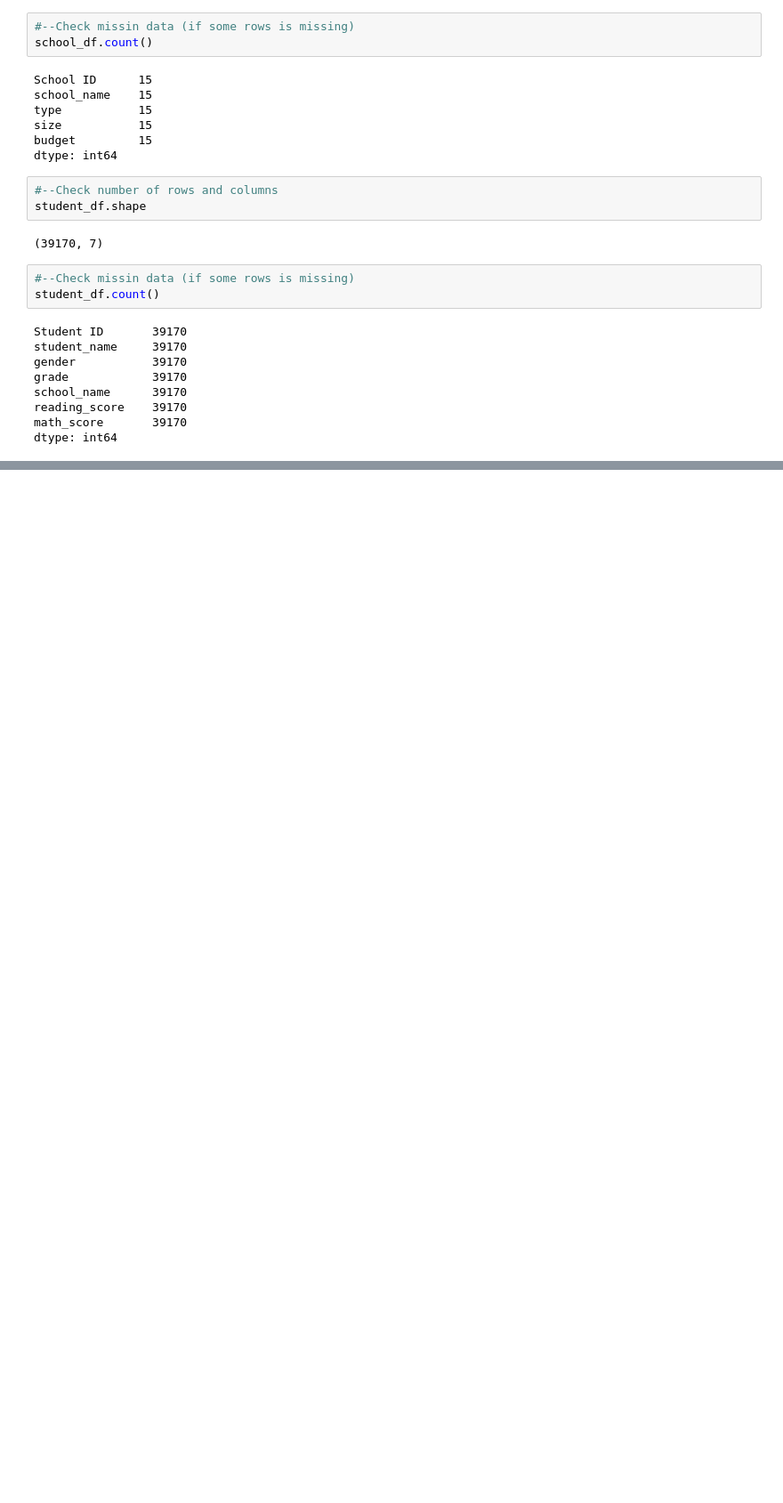
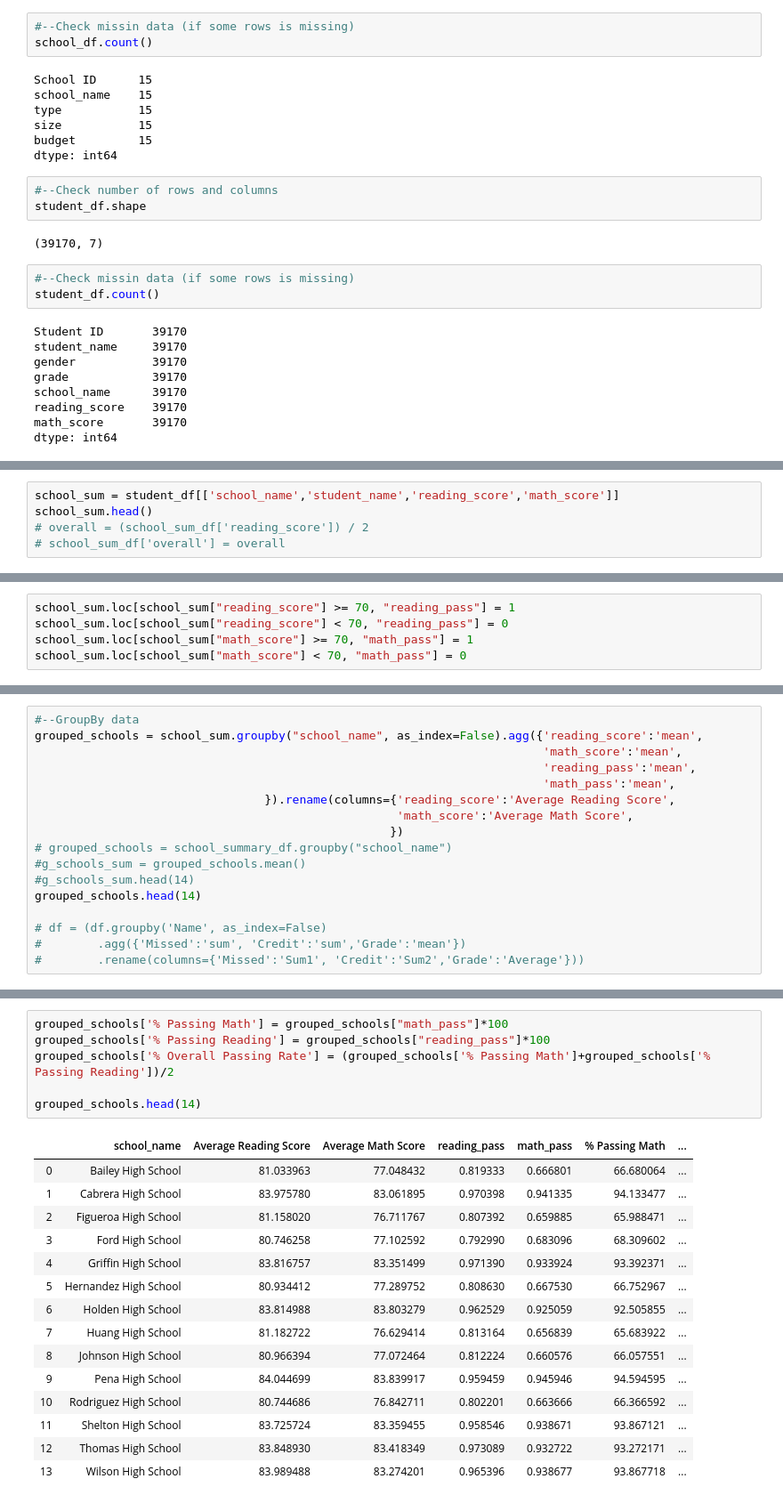
Before and after one commit to PanaratDuke/pandas-challenge, a Jupyter notebook: PyCitySchools.ipynb, the cells around one changed output, grey strips where cells are left out. Shown at 89% size. Cells and saved outputs as stored; diff of their text form; blank space fills up the shorter version.

Commit message:
Adding School Summary

```diff
--- a/PyCitySchools.ipynb
+++ b/PyCitySchools.ipynb
@@ -126,0 +179,5 @@ pd.DataFrame.from_dict(district_summary)
+# %%
+school_sum = student_df[['school_name','student_name','reading_score','math_score']]
+school_sum.head()
+# overall = (school_sum_df['reading_score']) / 2
+# school_sum_df['overall'] = overall
@@ -126,0 +191,5 @@ pd.DataFrame.from_dict(district_summary)
+# %%
+school_sum.loc[school_sum["reading_score"] >= 70, "reading_pass"] = 1
+school_sum.loc[school_sum["reading_score"] < 70, "reading_pass"] = 0
+school_sum.loc[school_sum["math_score"] >= 70, "math_pass"] = 1
+school_sum.loc[school_sum["math_score"] < 70, "math_pass"] = 0
@@ -126,0 +208,17 @@ pd.DataFrame.from_dict(district_summary)
+# %%
+#--GroupBy data
+grouped_schools = school_sum.groupby("school_name", as_index=False).agg({'reading_score':'mean',
+                                                                         'math_score':'mean',
+                                                                         'reading_pass':'mean',
+                                                                         'math_pass':'mean',
+                                 }).rename(columns={'reading_score':'Average Reading Score',
+                                                    'math_score':'Average Math Score',
+                                                   })
+# grouped_schools = school_summary_df.groupby("school_name")
+#g_schools_sum = grouped_schools.mean()
+#g_schools_sum.head(14)
+grouped_schools.head(14)
+
+# df = (df.groupby('Name', as_index=False)
+#        .agg({'Missed':'sum', 'Credit':'sum','Grade':'mean'})
+#        .rename(columns={'Missed':'Sum1', 'Credit':'Sum2','Grade':'Average'}))
@@ -126,0 +241,22 @@ pd.DataFrame.from_dict(district_summary)
+# %%
+grouped_schools['% Passing Math'] = grouped_schools["math_pass"]*100
+grouped_schools['% Passing Reading'] = grouped_schools["reading_pass"]*100
+grouped_schools['% Overall Passing Rate'] = (grouped_schools['% Passing Math']+grouped_schools['% Passing Reading'])/2
+
+grouped_schools.head(14)
+# %% [output]
+|  | school_name | Average Reading Score | Average Math Score | reading_pass | math_pass | % Passing Math | ... |
+| 0 | Bailey High School | 81.033963 | 77.048432 | 0.819333 | 0.666801 | 66.680064 | ... |
+| 1 | Cabrera High School | 83.975780 | 83.061895 | 0.970398 | 0.941335 | 94.133477 | ... |
+| 2 | Figueroa High School | 81.158020 | 76.711767 | 0.807392 | 0.659885 | 65.988471 | ... |
+| 3 | Ford High School | 80.746258 | 77.102592 | 0.792990 | 0.683096 | 68.309602 | ... |
+| 4 | Griffin High School | 83.816757 | 83.351499 | 0.971390 | 0.933924 | 93.392371 | ... |
+| 5 | Hernandez High School | 80.934412 | 77.289752 | 0.808630 | 0.667530 | 66.752967 | ... |
+| 6 | Holden High School | 83.814988 | 83.803279 | 0.962529 | 0.925059 | 92.505855 | ... |
+| 7 | Huang High School | 81.182722 | 76.629414 | 0.813164 | 0.656839 | 65.683922 | ... |
+| 8 | Johnson High School | 80.966394 | 77.072464 | 0.812224 | 0.660576 | 66.057551 | ... |
+| 9 | Pena High School | 84.044699 | 83.839917 | 0.959459 | 0.945946 | 94.594595 | ... |
+| 10 | Rodriguez High School | 80.744686 | 76.842711 | 0.802201 | 0.663666 | 66.366592 | ... |
+| 11 | Shelton High School | 83.725724 | 83.359455 | 0.958546 | 0.938671 | 93.867121 | ... |
+| 12 | Thomas High School | 83.848930 | 83.418349 | 0.973089 | 0.932722 | 93.272171 | ... |
+| 13 | Wilson High School | 83.989488 | 83.274201 | 0.965396 | 0.938677 | 93.867718 | ... |
```
Also changed, not shown: parts of 44 cells of this notebook.
